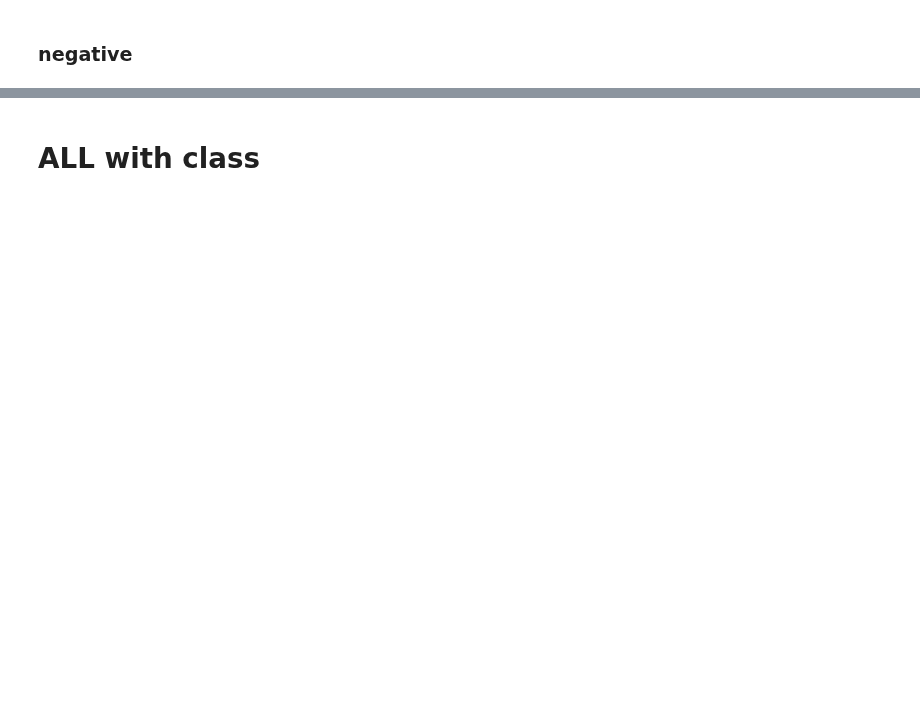
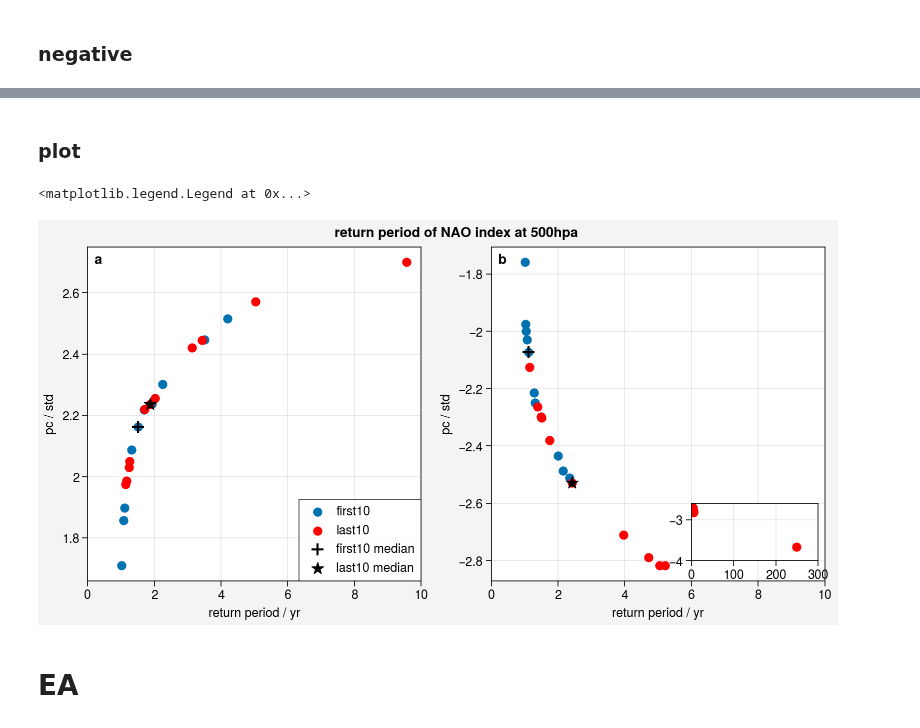
Before and after one commit to liuquan18/Teleconnection, a Jupyter notebook: scripts/EVT/same_distribution_diff_periods.ipynb, the cells around one changed output, grey strips where cells are left out. Drawn from its saved outputs; the diff is of its cells as text; code cells hidden in the pictures; blank space fills up the shorter version.

Commit message:
finish return period

```diff
--- a/scripts/EVT/same_distribution_diff_periods.ipynb
+++ b/scripts/EVT/same_distribution_diff_periods.ipynb
@@ -52,5 +53,8 @@ from pyextremes import EVA
 # %%
 def median_return_period(d,method):
+    """
+    the median return period
+    """
     ranks = d['return period'].rank(pct=True,method = method)
     close_to_median = abs(ranks - 0.5)
     return d.loc[[close_to_median.idxmin()],:]
@@ -57,2 +69,11 @@ def median_return_period(d,method):
+# %%
+def tenYear_return_period_median(all_return_period,method):
+    """
+    calculate the median of first10 and last10.
+    """
+    first10, last10 = tenYear_return_period(all_return_period)
+    first10_median = median_return_period(first10,method = method)
+    last10_median = median_return_period(last10,method = method)
+    return first10_median, last10_median
 # %% [markdown]
 ### positive
@@ -119,2 +80,6 @@ ax.set_xlim(0,10)
+# %%
+all_pos = return_period(NAO,'pos')
+first10_all_pos, last10_all_pos = tenYear_return_period(all_pos)
+first10_median_pos, last10_median_pos = tenYear_return_period_median(all_pos,method = 'max')
 # %% [markdown]
 ### negative
@@ -151,2 +86,53 @@ ax.set_xlim(0,10)
-# %% [markdown]
-# ALL with class
+# %%
+all_neg = return_period(NAO,'neg')
+first10_all_neg, last10_all_neg = tenYear_return_period(all_neg)
+first10_median_neg, last10_median_neg = tenYear_return_period_median(all_neg,method = 'min')
+# %% [markdown]
+### plot
+# %%
+fig, axes = pplt.subplots(nrows = 1,ncols = 2, figwidth=8, span=False,share = False)
+
+axes.format(
+    abc = 'a',
+    abcloc = 'ul',
+    xlim = (0,10),
+    xminorlocator = 'null',
+    yminorlocator = 'null',
+    suptitle = "return period of NAO index at 500hpa",
+    xlabel = "return period / yr",
+    ylabel = "pc / std"
+)
+
+# pos
+axes[0].scatter(x = 'return period',y = 'pc', data = first10_all_pos,label = 'first10')
+axes[0].scatter(x = 'return period',y = 'pc', data = last10_all_pos,color = 'r',label = 'last10')
+
+axes[0].scatter(x = 'return period',y = 'pc', data = first10_median_pos,color = 'k',label = 'first10 median',marker = '+',s = 80)
+axes[0].scatter(x = 'return period',y = 'pc', data = last10_median_pos,color = 'k',label = 'last10 median',marker = "*",s = 80)
+
+# neg
+axes[1].scatter(x = 'return period',y = 'pc', data = first10_all_neg,label = 'first10')
+axes[1].scatter(x = 'return period',y = 'pc', data = last10_all_neg,color = 'r',label = 'last10')
+
+axes[1].scatter(x = 'return period',y = 'pc', data = first10_median_neg,color = 'k',label = 'first10 median',marker = '+',s = 80)
+axes[1].scatter(x = 'return period',y = 'pc', data = last10_median_neg,color = 'k',label = 'last10 median',marker = "*",s = 80)
+
+ix = axes[1].inset_axes(
+    [6,-2.8,3.8,0.2],transform = 'data',zoom = False
+)
+ix.format(
+    xlim = (0,300),
+    ylim = (-4,-2.6),
+    xminorlocator = 'null',
+    yminorlocator = 'null',
+)
+ix.scatter(x = 'return period',y = 'pc', data = last10_all_neg,color = 'r')
+ix.set_xlabel(None)
+ix.set_ylabel(None)
+
+axes[0].legend(loc = 'lr',ncols = 1)
+# %% [output]
+<matplotlib.legend.Legend at 0x...>
+[figure, added]
+# %% [markdown]
+# EA
```
Also changed, not shown: parts of 31 cells of this notebook.
